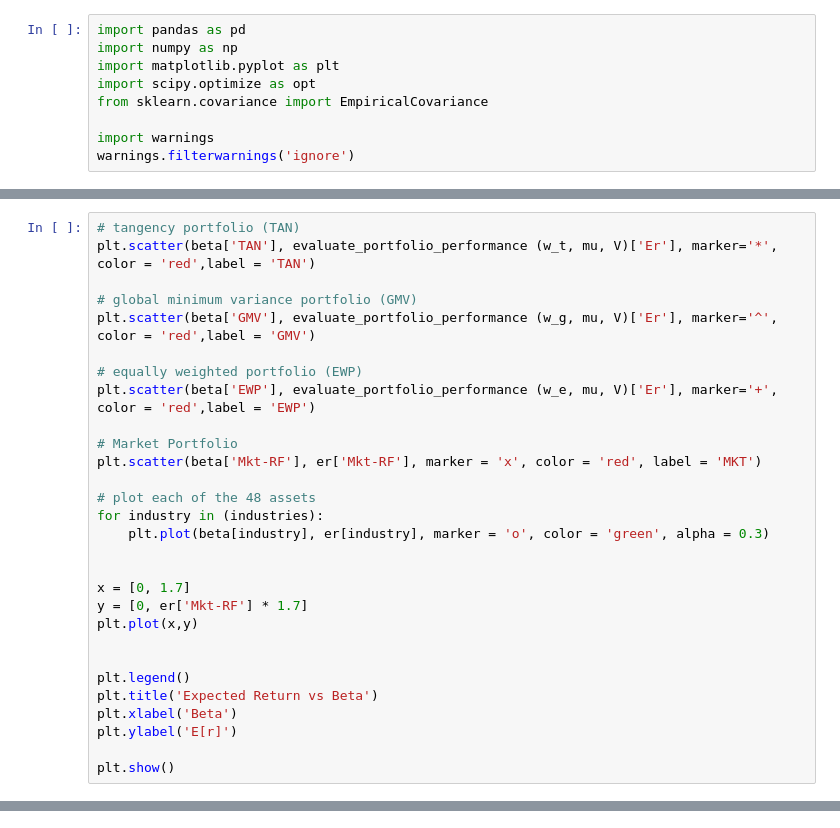
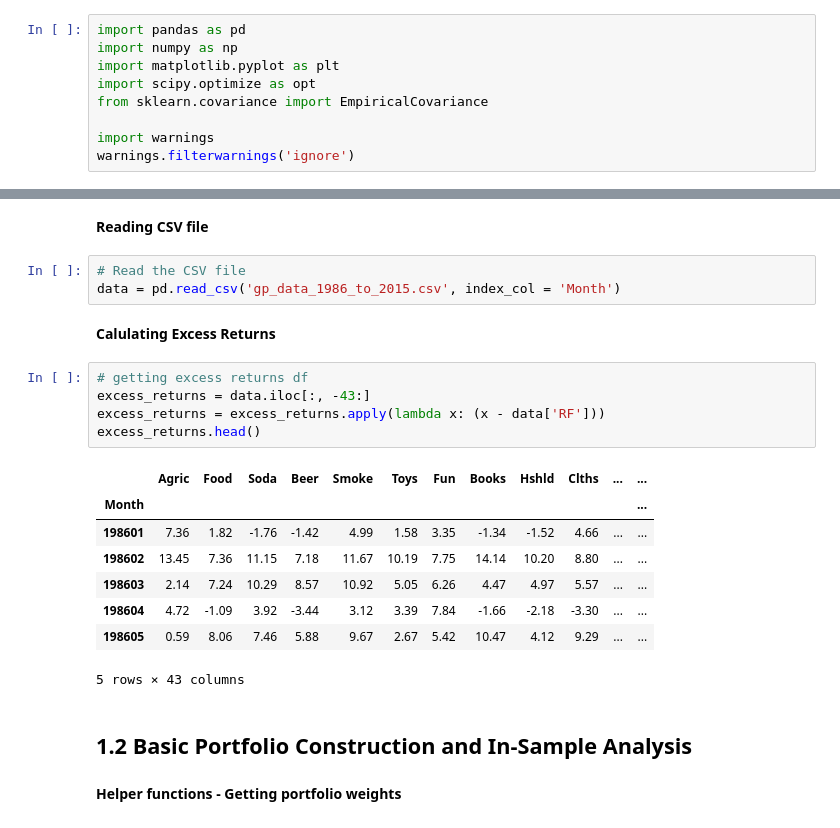
Before and after one commit to mevin-singh/DBA-3713, a Jupyter notebook: GP_G1.ipynb, the cells around one changed output, grey strips where cells are left out. Drawn from its saved outputs; the diff is of its cells as text.

Commit message:
robust portfolio construction

```diff
--- a/GP_G1.ipynb
+++ b/GP_G1.ipynb
@@ -269,29 +13,0 @@ plt.show()
-# %%
-# tangency portfolio (TAN)
-plt.scatter(beta['TAN'], evaluate_portfolio_performance (w_t, mu, V)['Er'], marker='*', color = 'red',label = 'TAN')
-
-# global minimum variance portfolio (GMV)
-plt.scatter(beta['GMV'], evaluate_portfolio_performance (w_g, mu, V)['Er'], marker='^', color = 'red',label = 'GMV')
-
-# equally weighted portfolio (EWP)
-plt.scatter(beta['EWP'], evaluate_portfolio_performance (w_e, mu, V)['Er'], marker='+', color = 'red',label = 'EWP')
-
-# Market Portfolio
-plt.scatter(beta['Mkt-RF'], er['Mkt-RF'], marker = 'x', color = 'red', label = 'MKT')
-
-# plot each of the 48 assets
-for industry in (industries):
-    plt.plot(beta[industry], er[industry], marker = 'o', color = 'green', alpha = 0.3)
-
-
-x = [0, 1.7]
-y = [0, er['Mkt-RF'] * 1.7]
-plt.plot(x,y)
-
-
-plt.legend()
-plt.title('Expected Return vs Beta')
-plt.xlabel('Beta')
-plt.ylabel('E[r]')
-
-plt.show()
@@ -437,0 +14,26 @@ performance_table_train
+# %% [markdown]
+**Reading CSV file**
+# %%
+# Read the CSV file
+data = pd.read_csv('gp_data_1986_to_2015.csv', index_col = 'Month')
+# %% [markdown]
+**Calulating Excess Returns**
+# %%
+# getting excess returns df
+excess_returns = data.iloc[:, -43:]
+excess_returns = excess_returns.apply(lambda x: (x - data['RF']))
+excess_returns.head()
+# %% [output]
+|  | Agric | Food | Soda | Beer | Smoke | Toys | Fun | Books | Hshld | Clths | ... | ... |
+| Month |  |  |  |  |  |  |  |  |  |  |  | ... |
+| 198601 | 7.36 | 1.82 | -1.76 | -1.42 | 4.99 | 1.58 | 3.35 | -1.34 | -1.52 | 4.66 | ... | ... |
+| 198602 | 13.45 | 7.36 | 11.15 | 7.18 | 11.67 | 10.19 | 7.75 | 14.14 | 10.20 | 8.80 | ... | ... |
+| 198603 | 2.14 | 7.24 | 10.29 | 8.57 | 10.92 | 5.05 | 6.26 | 4.47 | 4.97 | 5.57 | ... | ... |
+| 198604 | 4.72 | -1.09 | 3.92 | -3.44 | 3.12 | 3.39 | 7.84 | -1.66 | -2.18 | -3.30 | ... | ... |
+| 198605 | 0.59 | 8.06 | 7.46 | 5.88 | 9.67 | 2.67 | 5.42 | 10.47 | 4.12 | 9.29 | ... | ... |
+5 rows × 43 columns
+# %% [markdown]
+**1.2 Basic Portfolio Construction and In-Sample Analysis**
+-
+# %% [markdown]
+**Helper functions - Getting portfolio weights**
```
Also changed, not shown: parts of 85 cells of this notebook.
